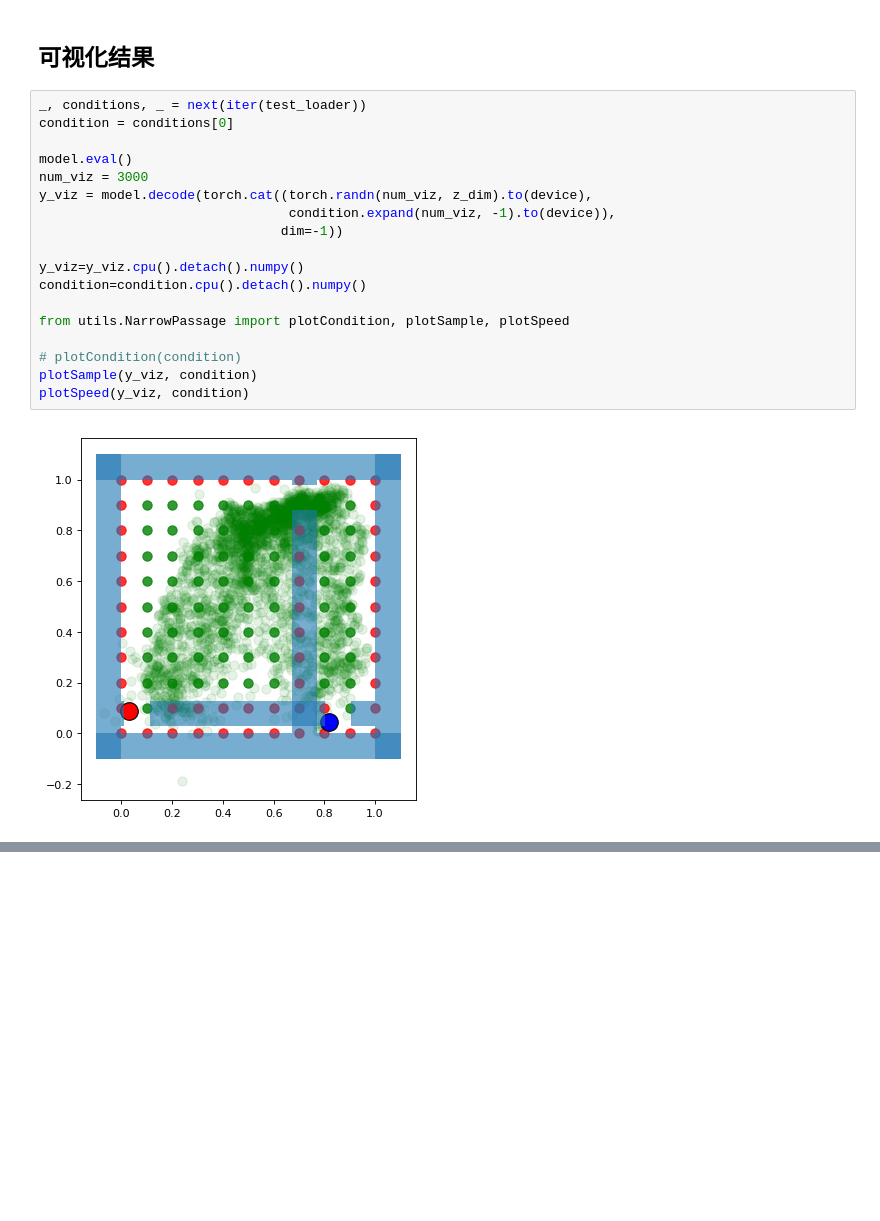
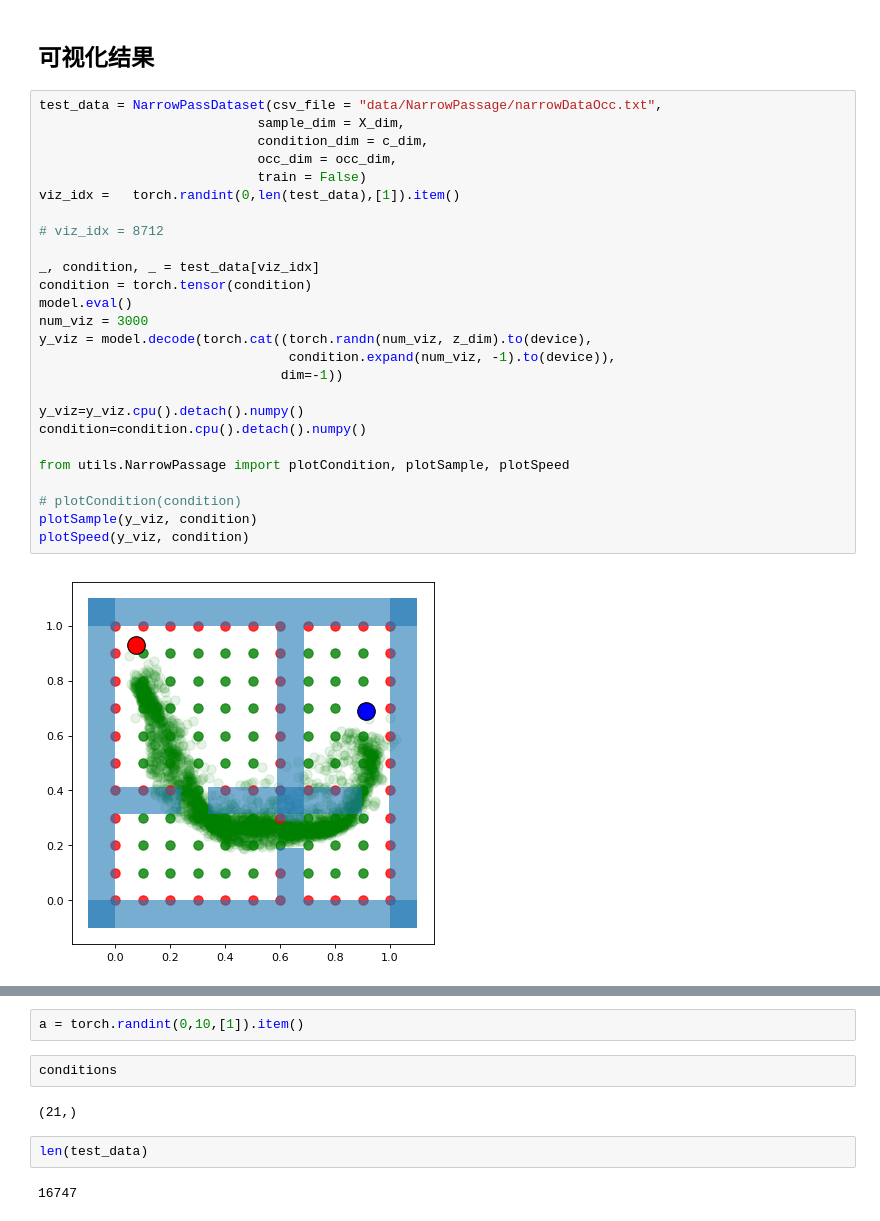
Before and after one commit to KarlRong/VAE-Motion-Planning, a Jupyter notebook: cvae_gap.ipynb, the cells around one changed output, grey strips where cells are left out. Cells and saved outputs as stored; diff of their text form; blank space fills up the shorter version.

```diff
--- a/cvae_gap.ipynb
+++ b/cvae_gap.ipynb
@@ -140,22 +145,30 @@ Train Epoch: 1999 [51200/66984 (76%)]   Loss: 0.000004
 # %% [markdown]
 ## 可视化结果
 # %%
-_, conditions, _ = next(iter(test_loader))
-condition = conditions[0]
+test_data = NarrowPassDataset(csv_file = "data/NarrowPassage/narrowDataOcc.txt",
+                            sample_dim = X_dim,
+                            condition_dim = c_dim,
+                            occ_dim = occ_dim,
+                            train = False)
+viz_idx =   torch.randint(0,len(test_data),[1]).item()
 
+# viz_idx = 8712
+
+_, condition, _ = test_data[viz_idx]
+condition = torch.tensor(condition)
 model.eval()
 num_viz = 3000
 y_viz = model.decode(torch.cat((torch.randn(num_viz, z_dim).to(device),
                                 condition.expand(num_viz, -1).to(device)),
                                dim=-1))
 
 y_viz=y_viz.cpu().detach().numpy()
 condition=condition.cpu().detach().numpy()
 
 from utils.NarrowPassage import plotCondition, plotSample, plotSpeed
 
 # plotCondition(condition)
 plotSample(y_viz, condition)
 plotSpeed(y_viz, condition)
 # %% [output]
-[figure, old version]
+[figure, new version]
@@ -162,0 +176,10 @@ plotSpeed(y_viz, condition)
+# %%
+a = torch.randint(0,10,[1]).item()
+# %%
+conditions
+# %% [output]
+(21,)
+# %%
+len(test_data)
+# %% [output]
+16747
```
Also changed, not shown: parts of 5 cells of this notebook, 1 other file.
